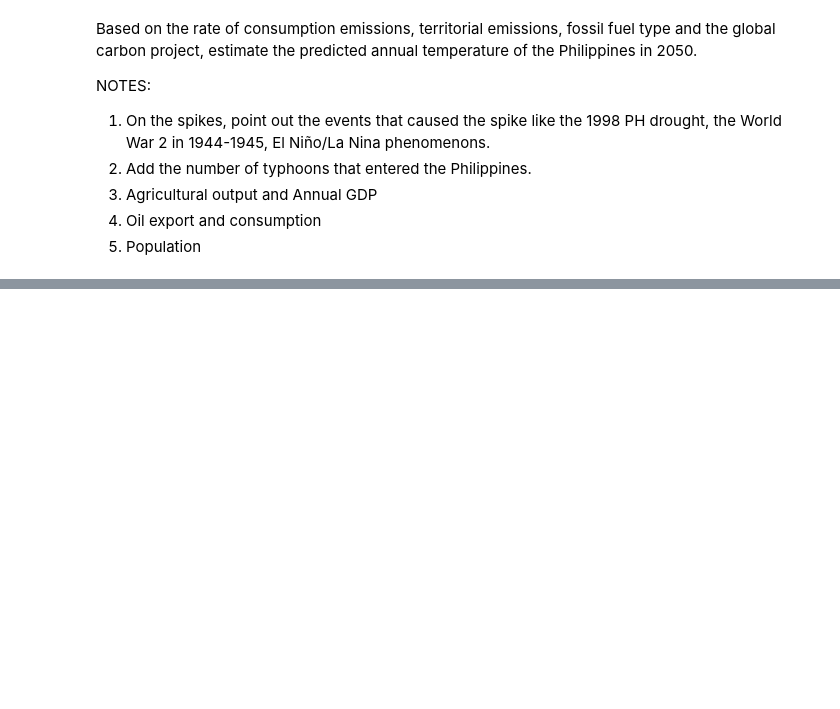
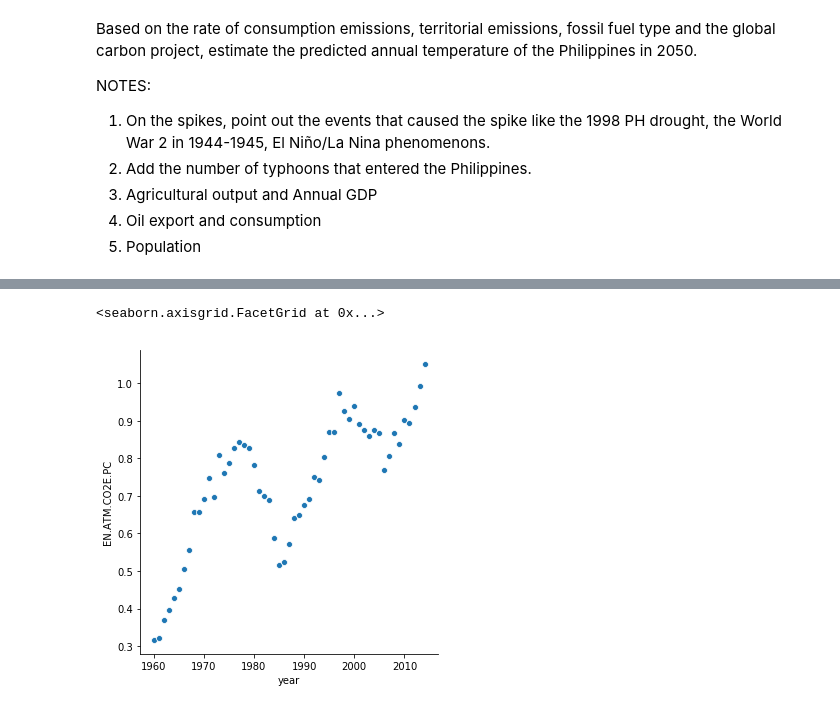
Before and after one commit to onezeronine/klima, a Jupyter notebook: notebooks/climate.ipynb, the cells around one changed output, grey strips where cells are left out. Drawn from its saved outputs; the diff is of its cells as text; code cells hidden in the pictures; blank space fills up the shorter version.

```diff
--- a/notebooks/climate.ipynb
+++ b/notebooks/climate.ipynb
@@ -91,2 +80,5 @@ sns.distplot(ph_data['temperature_celsius'][ph_data['year'] >= 1910])
 # %%
-sns.lineplot(ph_data['EN.ATM.CO2E.PC'], ph_data['year'])
+sns.relplot(x='year', y='EN.ATM.CO2E.PC', data=ph_data)
+# %% [output]
+<seaborn.axisgrid.FacetGrid at 0x...>
+[figure, added]
```
Also changed, not shown: parts of 4 cells of this notebook.
